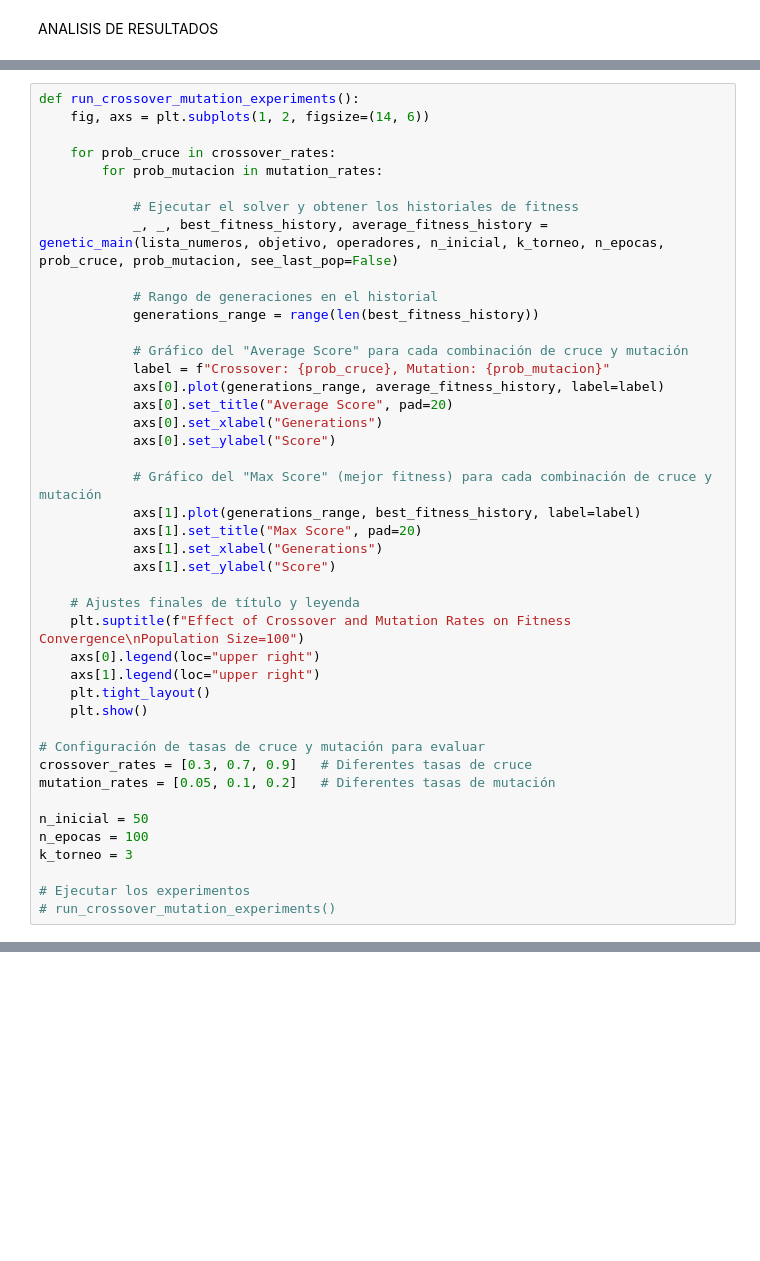
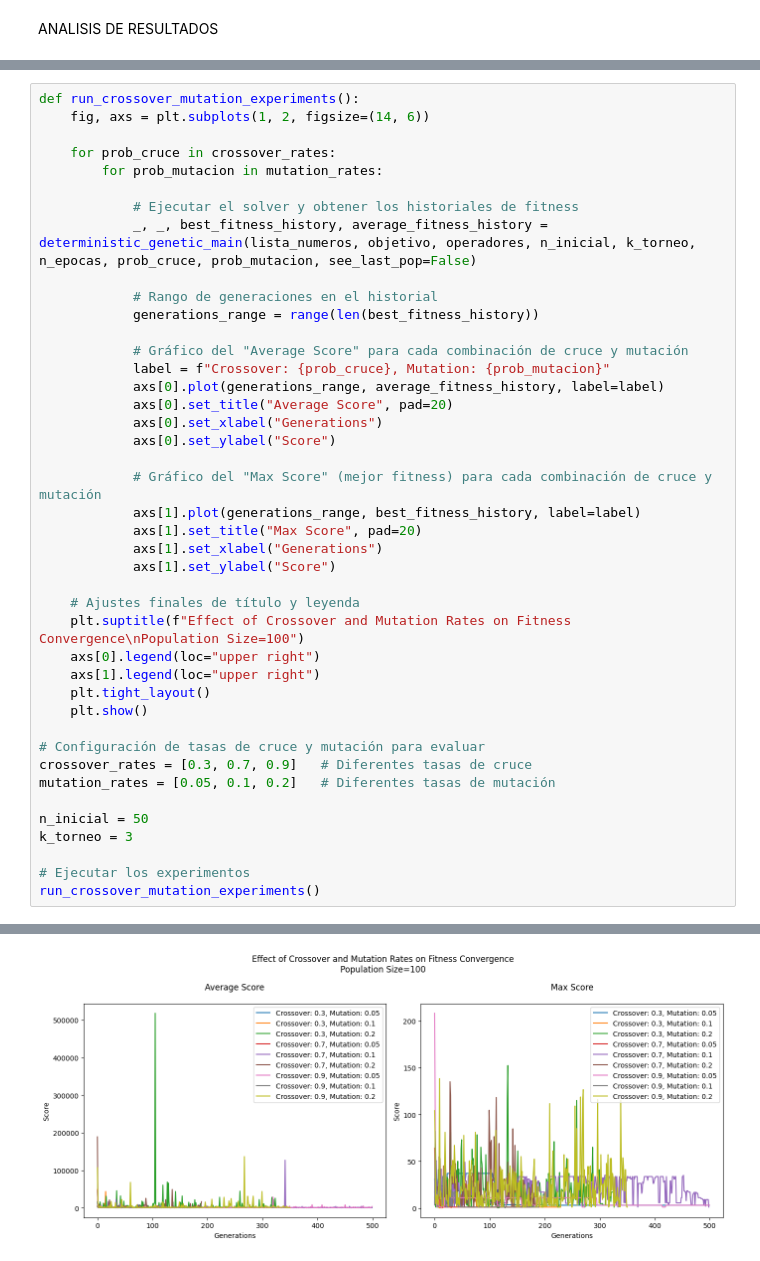
Before and after one commit to RubenGonV/SimP1, a Jupyter notebook: genetic_main.ipynb, the cells around one changed output, grey strips where cells are left out. Drawn from its saved outputs; the diff is of its cells as text; blank space fills up the shorter version.

```diff
--- a/genetic_main.ipynb
+++ b/genetic_main.ipynb
@@ -376,7 +604,7 @@ def run_crossover_mutation_experiments():
         for prob_mutacion in mutation_rates:
 
             # Ejecutar el solver y obtener los historiales de fitness
-            _, _, best_fitness_history, average_fitness_history = genetic_main(lista_numeros, objetivo, operadores, n_inicial, k_torneo, n_epocas, prob_cruce, prob_mutacion, see_last_pop=False)
+            _, _, best_fitness_history, average_fitness_history = deterministic_genetic_main(lista_numeros, objetivo, operadores, n_inicial, k_torneo, n_epocas, prob_cruce, prob_mutacion, see_last_pop=False)
 
             # Rango de generaciones en el historial
             generations_range = range(len(best_fitness_history))
@@ -406,8 +634,8 @@ crossover_rates = [0.3, 0.7, 0.9]   # Diferentes tasas de cruce
 mutation_rates = [0.05, 0.1, 0.2]   # Diferentes tasas de mutación
 
 n_inicial = 50
-n_epocas = 100
 k_torneo = 3
 
 # Ejecutar los experimentos
-# run_crossover_mutation_experiments()
+run_crossover_mutation_experiments()
+# %% [output]
@@ -414,3 +651,4 @@ k_torneo = 3
+[figure, added]
 # %%
 def run_tournament_experiments():
     fig, axs = plt.subplots(1, 2, figsize=(14, 6))
```
Also changed, not shown: parts of 17 cells of this notebook, 1 other file.
